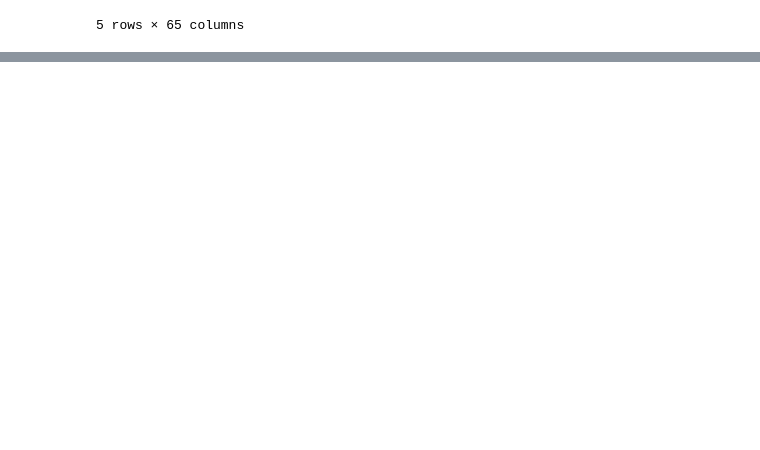
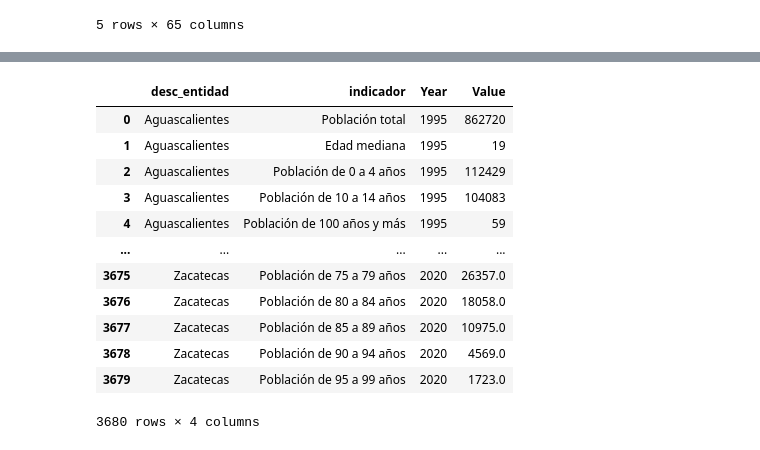
Before and after one commit to Mavedo/inegi, a Jupyter notebook: cleandata.ipynb, the cells around one changed output, grey strips where cells are left out. Saved outputs shown, nothing was run; the diff lists cells and outputs as text; code cells hidden in the pictures; blank space fills up the shorter version.

```diff
--- a/cleandata.ipynb
+++ b/cleandata.ipynb
@@ -108,0 +96,2 @@ pd.read_excel('datasets/estructura_00.xlsx')
+# %%
+db = db.query("desc_municipio == 'Estatal' ")
@@ -108,0 +179,16 @@ pd.read_excel('datasets/estructura_00.xlsx')
+# %%
+df_melted
+# %% [output]
+|  | desc_entidad | indicador | Year | Value |
+| 0 | Aguascalientes | Población total | 1995 | 862720 |
+| 1 | Aguascalientes | Edad mediana | 1995 | 19 |
+| 2 | Aguascalientes | Población de 0 a 4 años | 1995 | 112429 |
+| 3 | Aguascalientes | Población de 10 a 14 años | 1995 | 104083 |
+| 4 | Aguascalientes | Población de 100 años y más | 1995 | 59 |
+| ... | ... | ... | ... | ... |
+| 3675 | Zacatecas | Población de 75 a 79 años | 2020 | 26357.0 |
+| 3676 | Zacatecas | Población de 80 a 84 años | 2020 | 18058.0 |
+| 3677 | Zacatecas | Población de 85 a 89 años | 2020 | 10975.0 |
+| 3678 | Zacatecas | Población de 90 a 94 años | 2020 | 4569.0 |
+| 3679 | Zacatecas | Población de 95 a 99 años | 2020 | 1723.0 |
+3680 rows × 4 columns
```
Also changed, not shown: parts of 22 cells of this notebook.
